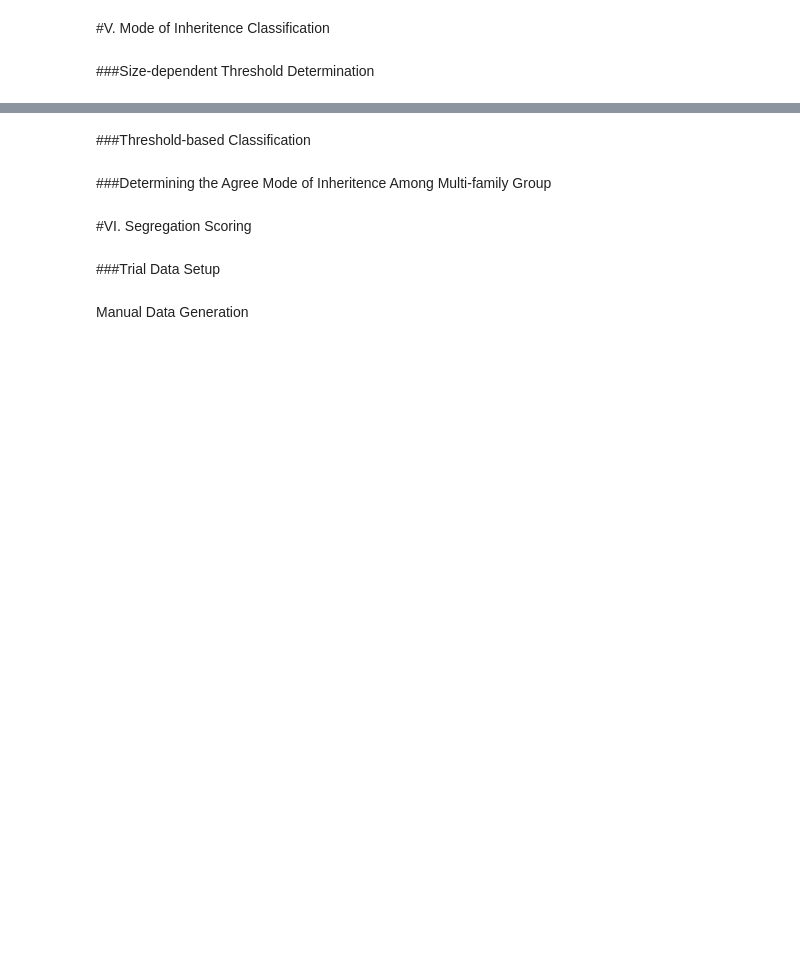
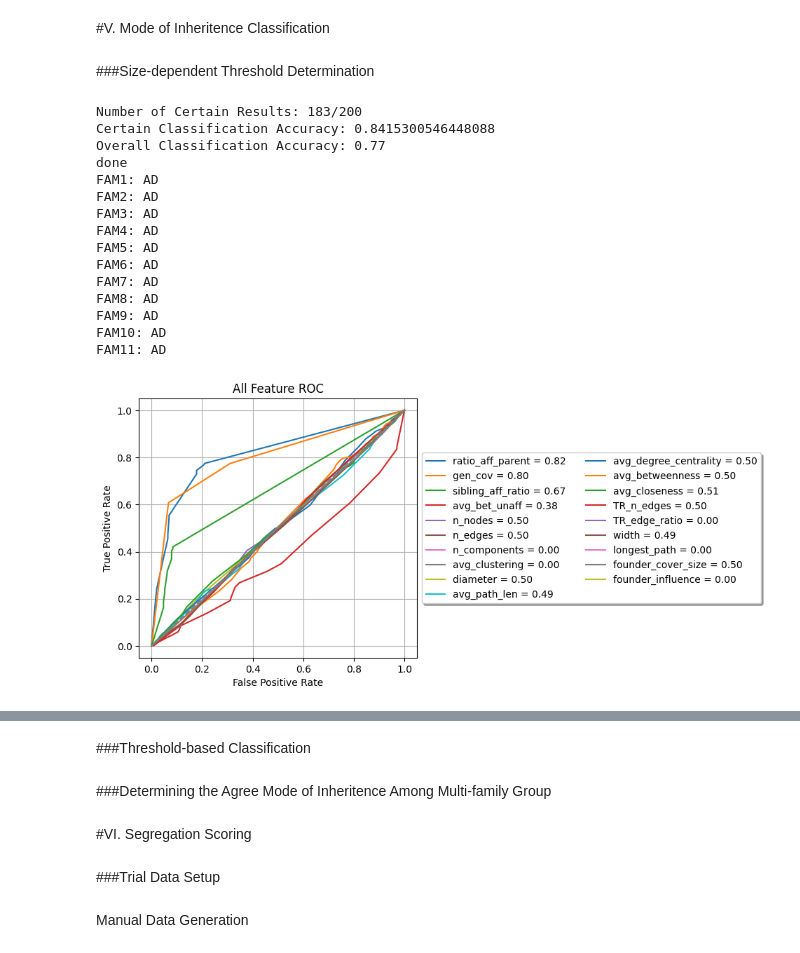
Before and after one commit to taylorngt/PedNet, a Jupyter notebook: SegregationScoring.ipynb, the cells around one changed output, grey strips where cells are left out. Saved outputs shown, nothing was run; the diff lists cells and outputs as text; code cells hidden in the pictures; blank space fills up the shorter version.

```diff
--- a/SegregationScoring.ipynb
+++ b/SegregationScoring.ipynb
@@ -418,14 +418,16 @@ def generations(G):
     Q=[(n,0) for n in G if G.in_degree(n)==0]
     while Q:
         n,d=Q.pop(0)
-        if n in lvl: continue
+        #this check doesnt take into account children produced from one founder and one relative
+        #leads all individuals to have the generation count to be minimum distance from most recent founder
+        #if n in lvl: continue
         lvl[n]=d
         for c in G.successors(n): Q.append((c,d+1))
     return lvl
 
 def aff(G):
-    return [n for n,d in G.nodes(data='phenotype') if d==2]
+    return [n for n in G.nodes if G.nodes[n]['phenotype']==2]
 def unaff(G):
-    return [n for n,d in G.nodes(data='phenotype') if d!=2]
+    return [n for n in G.nodes if G.nodes[n]['phenotype']==1]
 # %% [markdown]
 ###Pedigree Feature Extraction and Metric Calculation
@@ -959,0 +1081,21 @@ def get_scaled_thresholds(generation_count,
+# %%
+AD_fam_data_wmode = classify_multiple_pedigrees(AD_fam_data)
+for family in AD_fam_data_wmode.keys():
+    print(f'{family}: {AD_fam_data_wmode[family]["ped_mode"]}')
+# %% [output]
+Number of Certain Results: 183/200
+Certain Classification Accuracy: 0.8415300546448088
+Overall Classification Accuracy: 0.77
+done
+FAM1: AD
+FAM2: AD
+FAM3: AD
+FAM4: AD
+FAM5: AD
+FAM6: AD
+FAM7: AD
+FAM8: AD
+FAM9: AD
+FAM10: AD
+FAM11: AD
+[figure, added]
```
Also changed, not shown: parts of 18 cells of this notebook.
